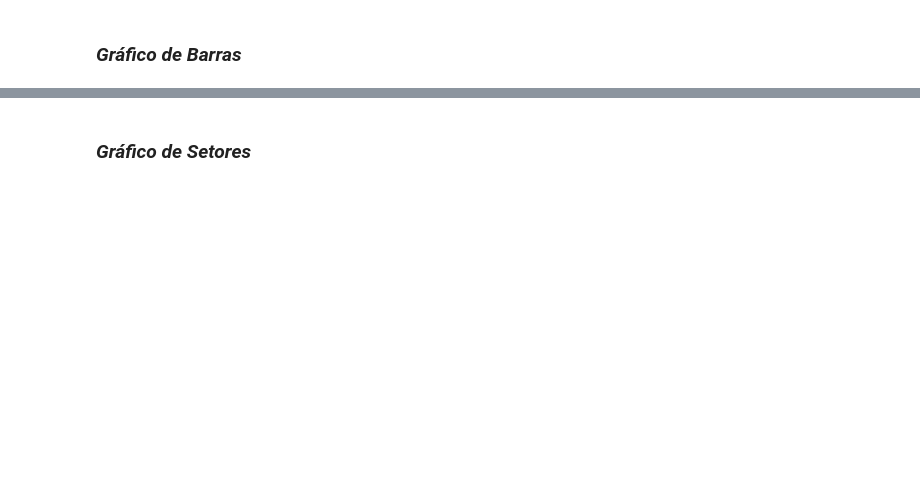
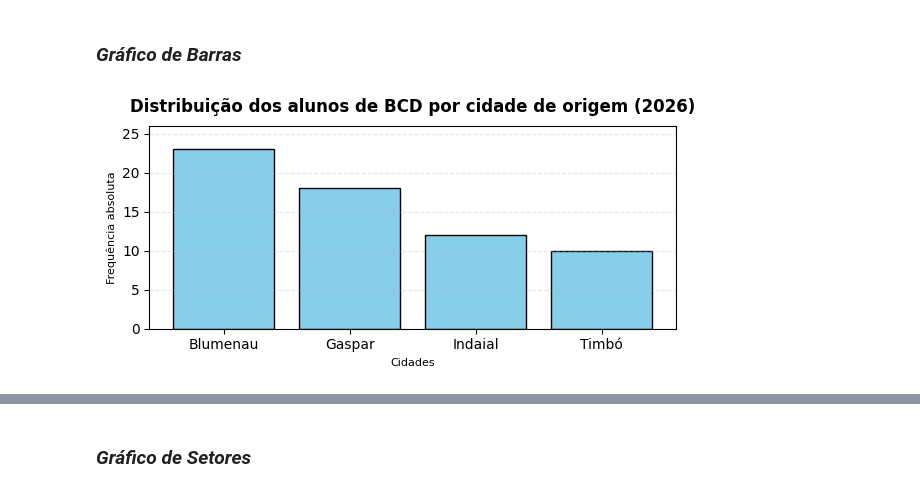
Before and after one commit to Jonathan-Gil-Muller/Analise-Exploratoria-Dados_-BCD-, a Jupyter notebook: [Estatistica]_BCD_2026_2.ipynb, the cells around one changed output, grey strips where cells are left out. Cells and saved outputs as stored; diff of their text form; code cells hidden in the pictures; blank space fills up the shorter version.

```diff
--- a/[Estatistica]_BCD_2026_2.ipynb
+++ b/[Estatistica]_BCD_2026_2.ipynb
@@ -626,34 +691,39 @@ df = pd.read_excel('[Estatistica-BCD]_DadosQuestionario_20262.xlsx',
 # %%
 # 1. Preparação dos dados
 cidades = ['Blumenau', 'Gaspar', 'Indaial', 'Timbó']
 frequencias = [23, 18, 12, 10]
 
 # 2. Criação da figura
 plt.figure(figsize=(6, 3))
 
 # 3. Plotagem do gráfico de barras
-plt.bar(cidades, frequencias, color='tomato', edgecolor='black')
+plt.bar(cidades,            # variável x do gráfico
+        frequencias,        # variável y do gráfico
+        color='skyblue',
+        edgecolor='black')
 
 # 4. Elementos de identificação
-plt.title('Distribuição dos alunos por cidade de origem',
-          fontsize=13,
+plt.title('Distribuição dos alunos de BCD por cidade de origem (2026)',
+          fontsize=12,
           fontweight='bold',
           pad=10)
-plt.xlabel('Cidades', fontsize=10)
-plt.ylabel('Frequência absoluta', fontsize=10)
+plt.xlabel('Cidades', fontsize=8)
+plt.ylabel('Frequência absoluta', fontsize=8)
 
 # 5. Definir a escala do eixo Y
-plt.ylim(0, max(frequencias) + 5)
+plt.ylim(0, max(frequencias)+3)
 
 # 6. Adicionando linhas de grade
-plt.grid(axis='y', linestyle='--', alpha=0.4)
+plt.grid(axis='y', linestyle='--', alpha=0.3)
 
 # 7. Exibição do gráfico
 plt.tight_layout()
 
 # Salvando a imagem
-plt.savefig("Gráfico de Barras.png", dpi=300)
+plt.savefig("Gráfico de Barras.jpeg", dpi=300)
 
 plt.show()
+# %% [output]
+[figure, added]
 # %%
 # 1. Dados
```
Also changed, not shown: parts of 30 cells of this notebook.
